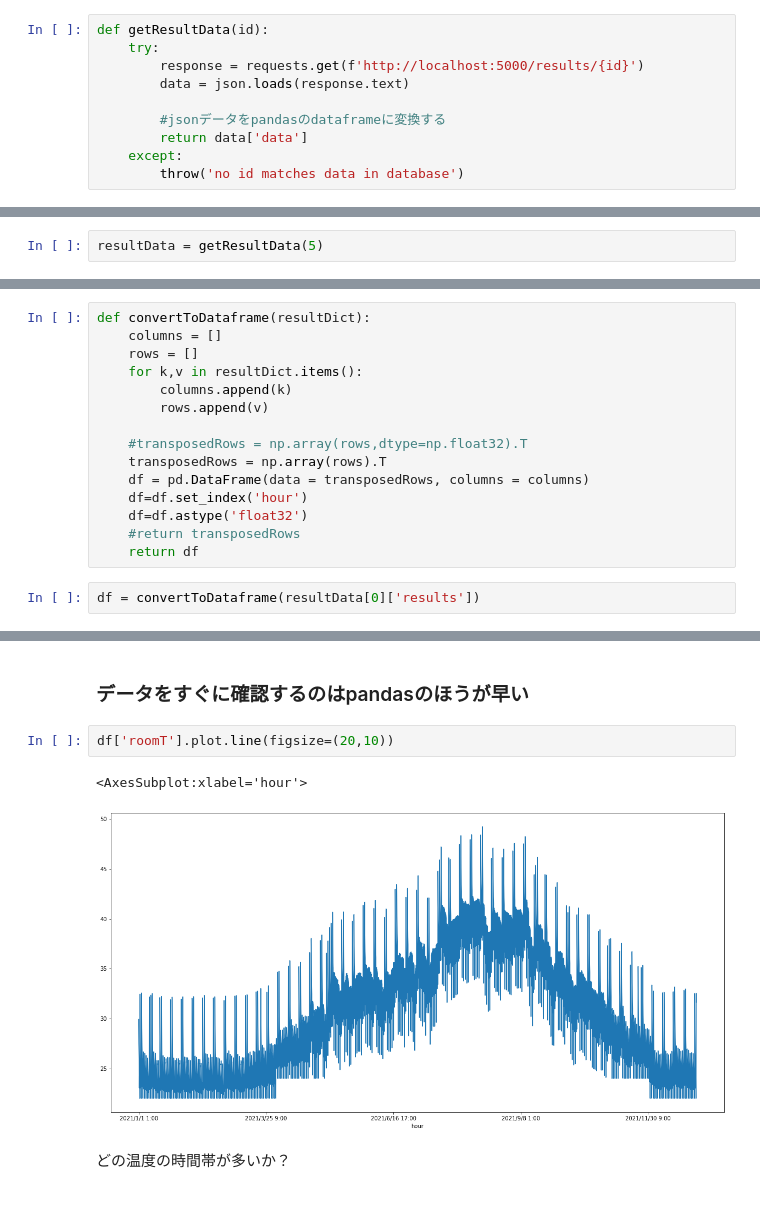
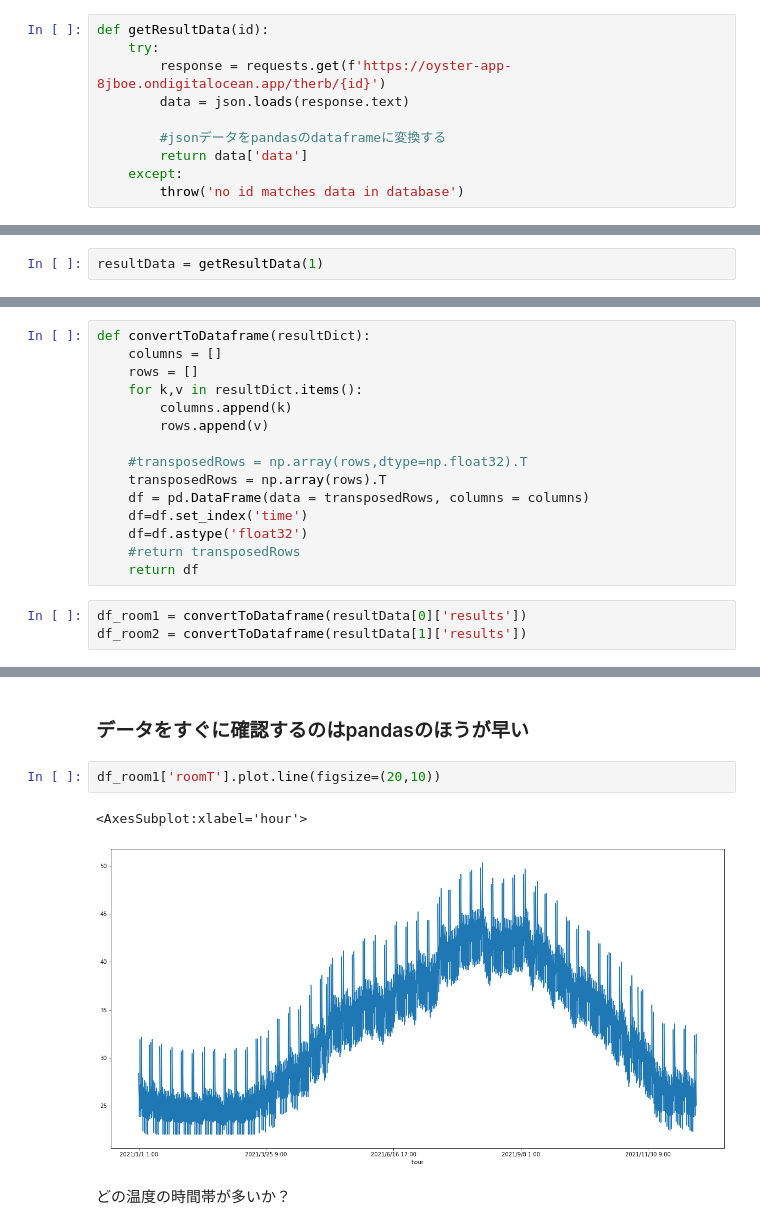
Before and after one commit to katsuya0719/therb-notebook, a Jupyter notebook: 時系列データ分析.ipynb, the cells around one changed output, grey strips where cells are left out. Drawn from its saved outputs; the diff is of its cells as text.

```diff
--- a/時系列データ分析.ipynb
+++ b/時系列データ分析.ipynb
@@ -8,7 +8,7 @@ import numpy as np
 # %%
 def getResultData(id):
     try:
-        response = requests.get(f'http://localhost:5000/results/{id}')
+        response = requests.get(f'https://oyster-app-8jboe.ondigitalocean.app/therb/{id}')
         data = json.loads(response.text)
 
         #jsonデータをpandasのdataframeに変換する
@@ -19,4 +19,4 @@ def getResultData(id):
 getResultDataに渡すidはtherb-frontendのUIのここから取得できます
 ![id_location.png](attachment:id_location.png)
 # %%
-resultData = getResultData(5)
+resultData = getResultData(1)
@@ -33,9 +53,10 @@ def convertToDataframe(resultDict):
     #transposedRows = np.array(rows,dtype=np.float32).T
     transposedRows = np.array(rows).T
     df = pd.DataFrame(data = transposedRows, columns = columns)
-    df=df.set_index('hour')
+    df=df.set_index('time')
     df=df.astype('float32')
     #return transposedRows
     return df
 # %%
-df = convertToDataframe(resultData[0]['results'])
+df_room1 = convertToDataframe(resultData[0]['results'])
+df_room2 = convertToDataframe(resultData[1]['results'])
@@ -47,9 +85,9 @@ import seaborn as sns
 # %% [markdown]
 ### データをすぐに確認するのはpandasのほうが早い
 # %%
-df['roomT'].plot.line(figsize=(20,10))
+df_room1['roomT'].plot.line(figsize=(20,10))
 # %% [output]
 <AxesSubplot:xlabel='hour'>
-[figure, old version]
+[figure, new version]
 # %% [markdown]
 どの温度の時間帯が多いか？
```
Also changed, not shown: parts of 8 cells of this notebook, 1 other file.
